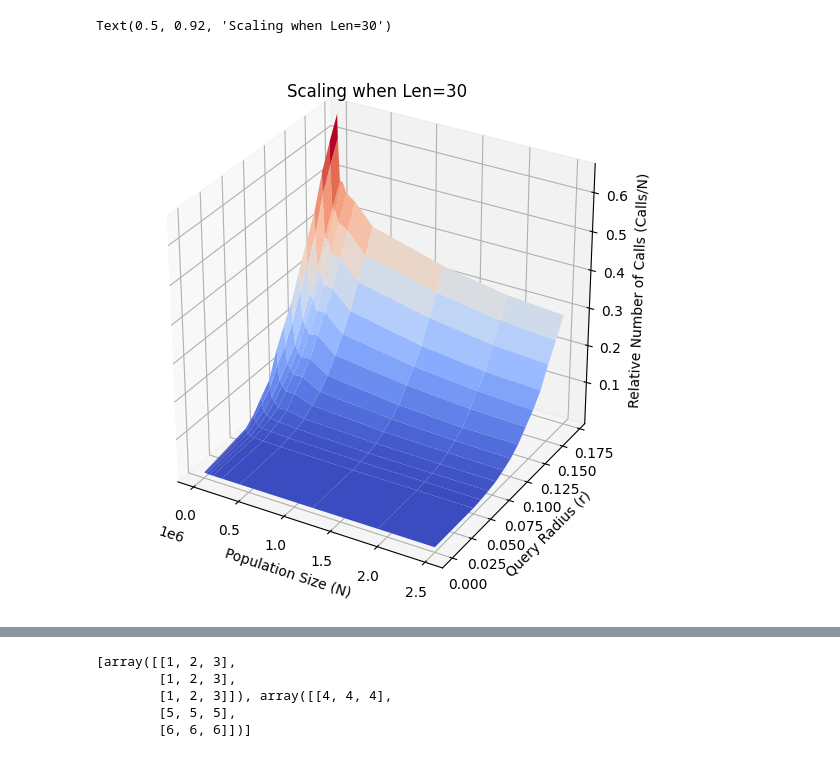
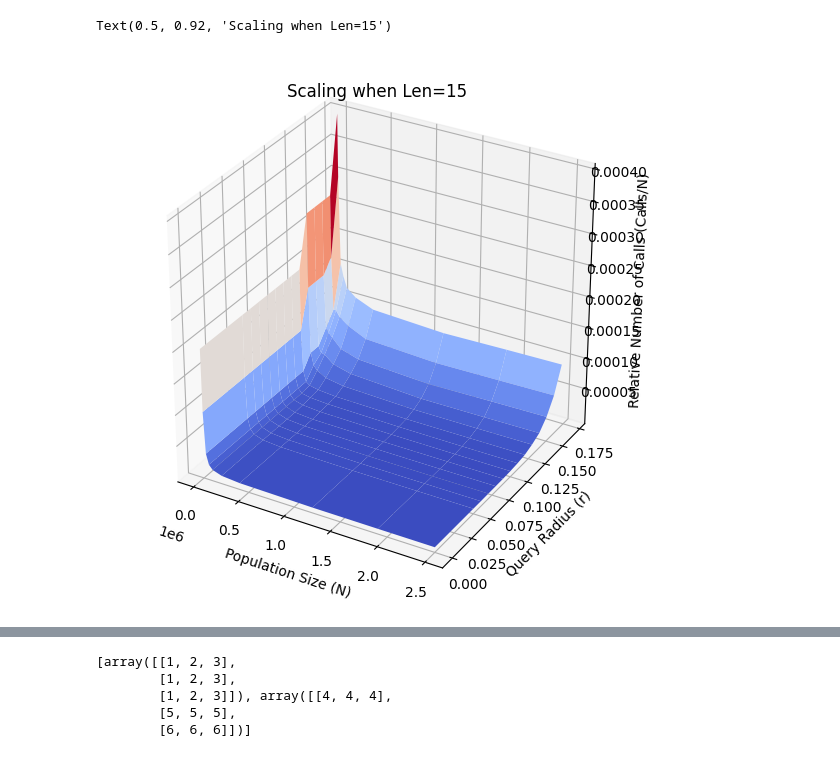
Before and after one commit to weathon/dating-app-pub, a Jupyter notebook: Data.ipynb, the cells around one changed output, grey strips where cells are left out. Drawn from its saved outputs; the diff is of its cells as text; code cells hidden in the pictures.

```diff
--- a/Data.ipynb
+++ b/Data.ipynb
@@ -31,7 +31,7 @@ def filter(**args):
         res = res[res[i]==args[i]]
     return res
 # %%
-pylab.rcParams["figure.figsize"] = (7,7)
+pylab.rcParams["figure.figsize"] = (25,7)
 fig, ax = pylab.subplots(1,4,subplot_kw={"projection": "3d"})
 # pylab.subplots_adjust(right=0.3)
 # https://matplotlib.org/stable/gallery/subplots_axes_and_figures/subplots_adjust.html
@@ -44,8 +44,10 @@ for LENi in range(len(get_options("len"))):
 
   X, Y = np.meshgrid(get_options("r"),get_options("N"))
   ax[LENi].plot_surface(Y,X,p, cmap=pylab.cm.coolwarm)
-  ax[LENi].set_xlabel("Population Size (N)")
-  ax[LENi].set_ylabel("Query Radius (r)")
-  ax[LENi].set_zlabel("Relative Number of Calls (Calls/N)")
+  ax[LENi].set_xlabel("\nPopulation Size (N)")
+  ax[LENi].set_yscale('log')
+  ax[LENi].set_ylabel("\nQuery Radius (r)")
+  ax[LENi].set_zlabel("\nRelative Number of Calls (Calls/N)")
+  # https://stackoverflow.com/questions/5525782/adjust-label-positioning-in-axes3d-of-matplotlib
 # https://matplotlib.org/stable/gallery/mplot3d/surface3d.html
 # %% [output]
@@ -52,0 +105,22 @@ for LENi in range(len(get_options("len"))):
+# %%
+pylab.rcParams["figure.figsize"] = (7,7)
+fig, ax = pylab.subplots(subplot_kw={"projection": "3d"})
+
+
+# pylab.subplots_adjust(right=0.3)
+# https://matplotlib.org/stable/gallery/subplots_axes_and_figures/subplots_adjust.html
+for LENi in range(len(get_options("len"))):
+  p = np.zeros(shape=(len(get_options("N")),len(get_options("r"))))
+  for i in range(len(get_options("N"))):
+    for j in range(len(get_options("r"))):
+      p[i][j]=(filter(N=get_options("N")[i], r=get_options("r")[j], len=get_options("len")[LENi])["Call Counts"]/get_options("N")[i]).mean()
+
+  X, Y = np.meshgrid(get_options("r"),get_options("N"))
+  from matplotlib.colors import LightSource
+  ax.plot_surface(Y,X,p, cmap=pylab.cm.coolwarm)
+  ax.set_xlabel("Population Size (N)")
+  ax.set_ylabel("\nQuery Radius (r)")
+  ax.set_zlabel("Relative Number of Calls (Calls/N)")
+  ax.set_title(f"Scaling when Len={get_options('len')[LENi]}\n")
+  pylab.savefig(f"scale{get_options('len')[LENi]}.png")
+  pylab.cla()
@@ -52,0 +129,3 @@ for LENi in range(len(get_options("len"))):
+# %%
+pylab.rcParams.update({'font.size': 12})
+pylab.rcParams["font.family"] = "Liberation Serif" # run here otherwise wont work
@@ -53,24 +134,24 @@ for LENi in range(len(get_options("len"))):
 # %%
 pylab.rcParams["figure.figsize"] = (7,7)
 fig, ax = pylab.subplots(subplot_kw={"projection": "3d"})
 # pylab.subplots_adjust(right=0.3)
 # https://matplotlib.org/stable/gallery/subplots_axes_and_figures/subplots_adjust.html
 
-LENi = -1
+LENi = 1
 p = np.zeros(shape=(len(get_options("N")),len(get_options("r"))))
 for i in range(len(get_options("N"))):
   for j in range(len(get_options("r"))):
-    p[i][j]=(filter(N=get_options("N")[i], r=get_options("r")[j], len=get_options("len")[LENi])["Call Counts"]/get_options("N")[i]).mean()
+    p[i][j]=(filter(N=get_options("N")[i], r=get_options("r")[j], len=get_options("len")[LENi])["nFound"]).mean()/get_options("N")[i]
 
 X, Y = np.meshgrid(get_options("r"),get_options("N"))
 ax.plot_surface(Y,X,p, cmap=pylab.cm.coolwarm)
 ax.set_xlabel("Population Size (N)")
 ax.set_ylabel("Query Radius (r)")
 ax.set_zlabel("Relative Number of Calls (Calls/N)")
 ax.set_title(f"Scaling when Len={get_options('len')[LENi]}")
 # ax.view_init(30, 290)
 # https://www.geeksforgeeks.org/how-to-change-angle-of-3d-plot-in-python/
 # https://matplotlib.org/stable/gallery/mplot3d/surface3d.html
 # %% [output]
-Text(0.5, 0.92, 'Scaling when Len=30')
+Text(0.5, 0.92, 'Scaling when Len=15')
-[figure, old version]
+[figure, new version]
```
Also changed, not shown: parts of 9 cells of this notebook.
